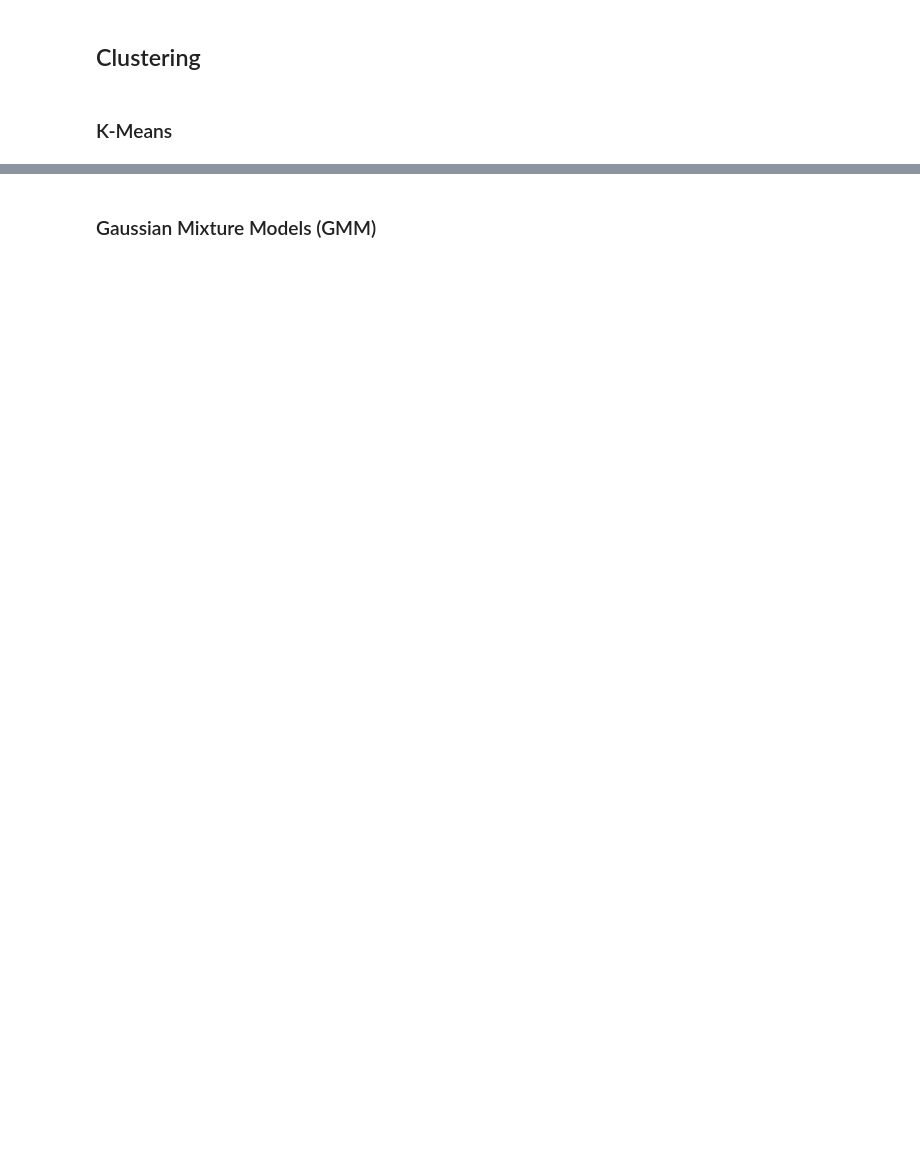
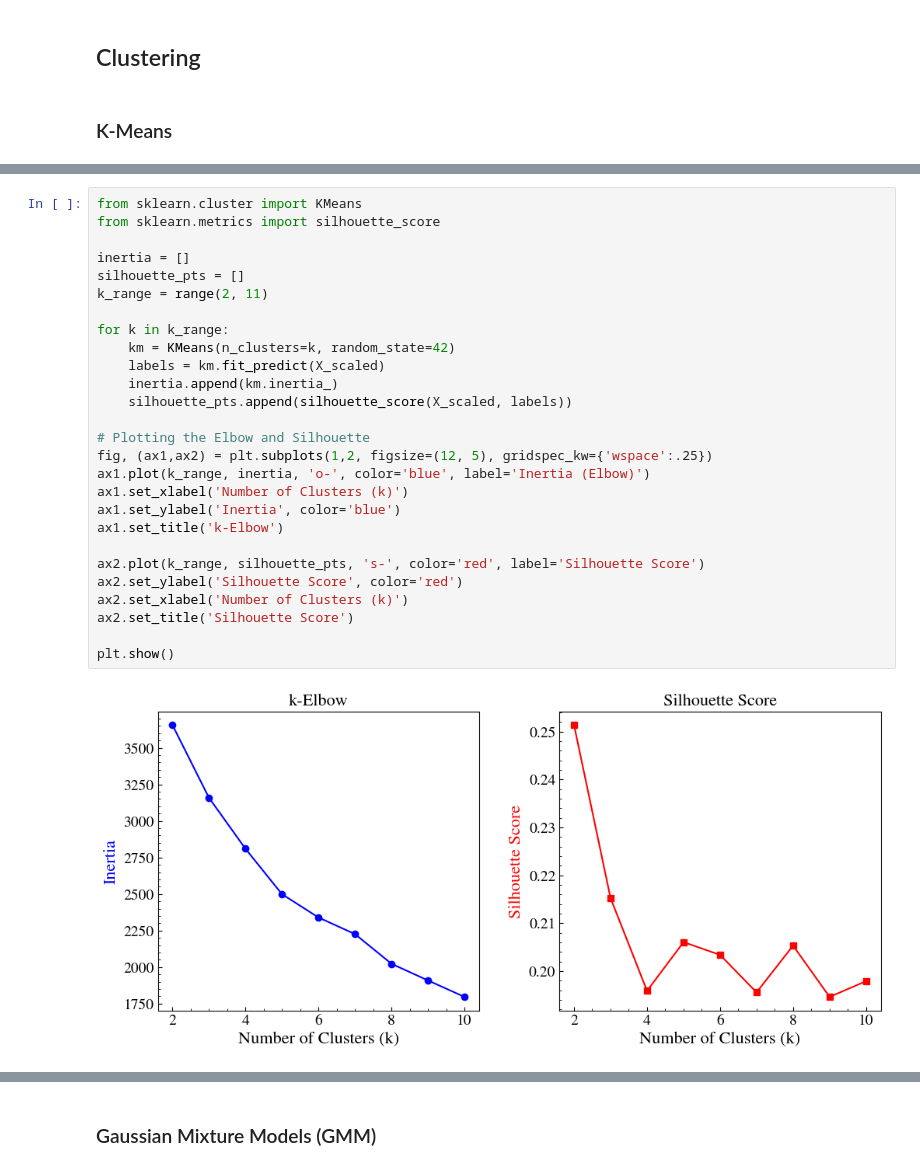
Before and after one commit to jurados/AS4501_Astroinformatic, a Jupyter notebook: Auxiliar/AUX6_UnsupervisedML.ipynb, the cells around one changed output, grey strips where cells are left out. Drawn from its saved outputs; the diff is of its cells as text; blank space fills up the shorter version.

```diff
--- a/Auxiliar/AUX6_UnsupervisedML.ipynb
+++ b/Auxiliar/AUX6_UnsupervisedML.ipynb
@@ -576,0 +601,29 @@ Un valor alto indica que Vesta está lejos de ese centroide — lo que K-means i
+# %%
+from sklearn.cluster import KMeans
+from sklearn.metrics import silhouette_score
+
+inertia = []
+silhouette_pts = []
+k_range = range(2, 11)
+
+for k in k_range:
+    km = KMeans(n_clusters=k, random_state=42)
+    labels = km.fit_predict(X_scaled)
+    inertia.append(km.inertia_)
+    silhouette_pts.append(silhouette_score(X_scaled, labels))
+
+# Plotting the Elbow and Silhouette
+fig, (ax1,ax2) = plt.subplots(1,2, figsize=(12, 5), gridspec_kw={'wspace':.25})
+ax1.plot(k_range, inertia, 'o-', color='blue', label='Inertia (Elbow)')
+ax1.set_xlabel('Number of Clusters (k)')
+ax1.set_ylabel('Inertia', color='blue')
+ax1.set_title('k-Elbow')
+
+ax2.plot(k_range, silhouette_pts, 's-', color='red', label='Silhouette Score')
+ax2.set_ylabel('Silhouette Score', color='red')
+ax2.set_xlabel('Number of Clusters (k)')
+ax2.set_title('Silhouette Score')
+
+plt.show()
+# %% [output]
+[figure, added]
```
Also changed, not shown: parts of 28 cells of this notebook.
